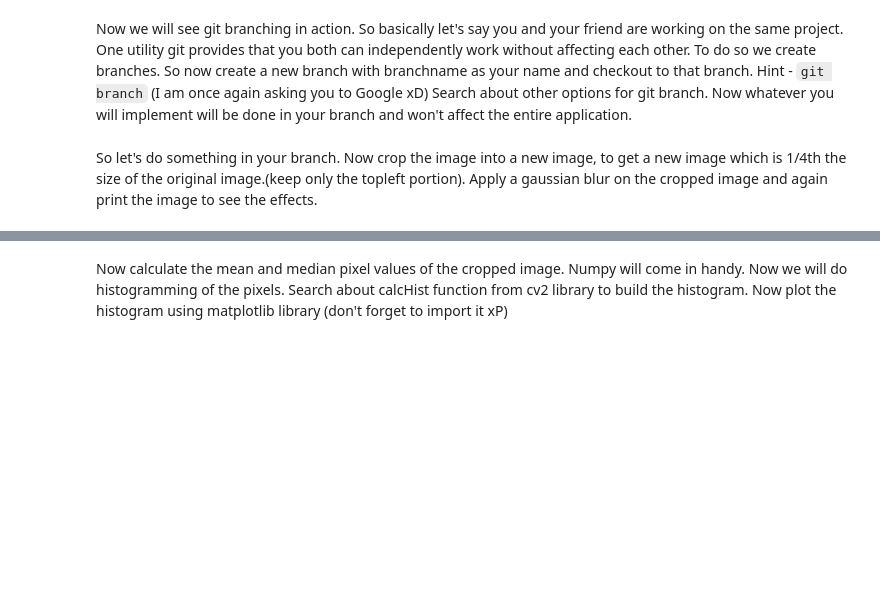
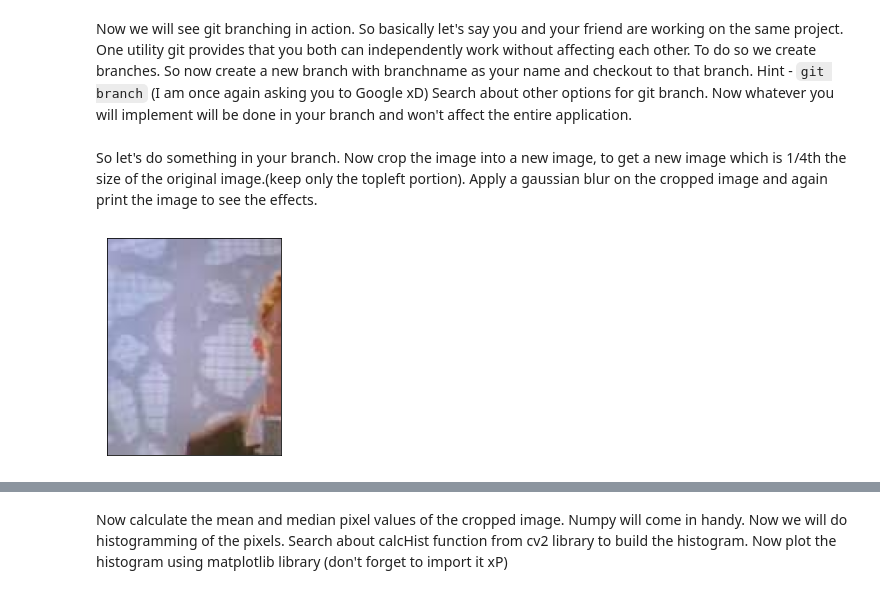
Before and after one commit to SubarnoNR/Soc-CNN, a Jupyter notebook: Assignments/Assignment_01/Assignment1-_Github_and_Python (1).ipynb, the cells around one changed output, grey strips where cells are left out. Saved outputs shown, nothing was run; the diff lists cells and outputs as text; code cells hidden in the pictures; blank space fills up the shorter version.

```diff
--- a/Assignments/Assignment_01/Assignment1-_Github_and_Python (1).ipynb
+++ b/Assignments/Assignment_01/Assignment1-_Github_and_Python (1).ipynb
@@ -79,0 +104,13 @@ So let's do something in your branch. Now crop the image into a new image, to ge
+# %%
+x,y,z = img.shape
+cropped_img = img[0:int(x/2),0:int(y/2)]
+cv2.imshow('Hello',cropped_img)
+cv2.waitKey(0)
+cv2.destroyAllWindows()
+# %%
+cropped_img2 =  cv2.cvtColor(cropped_img, cv2.COLOR_BGR2RGB)
+plt.imshow(cropped_img2)
+plt.xticks([]), plt.yticks([])
+plt.show()
+# %% [output]
+[figure, added]
```
Also changed, not shown: parts of 17 cells of this notebook.
